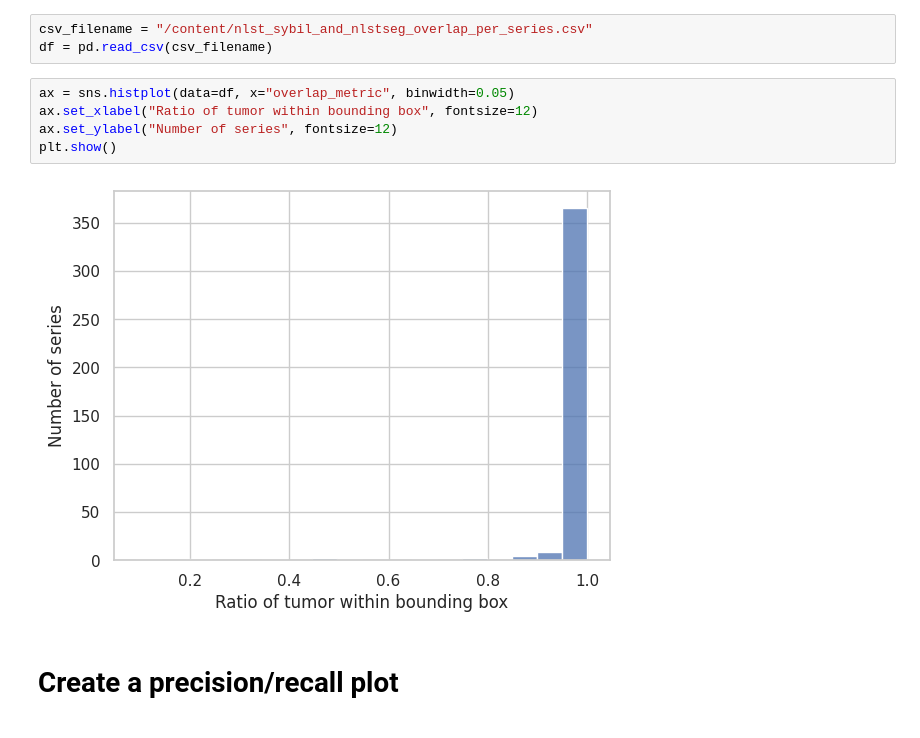
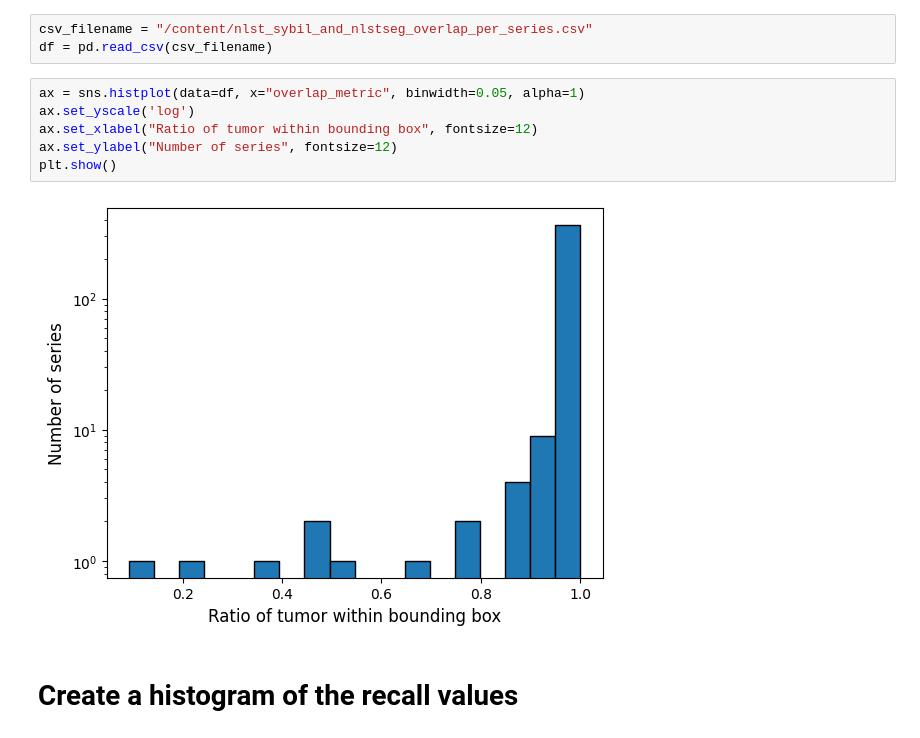
Before and after one commit to ImagingDataCommons/idc-nlst-plus, a Jupyter notebook: TechnicalValidation/consistencyChecks/NLSTSegVsNLSTSybil_viz.ipynb, the cells around one changed output. Cells and saved outputs as stored; diff of their text form.

Commit message:
ENH: updated viz figure for overlap

```diff
--- a/TechnicalValidation/consistencyChecks/NLSTSegVsNLSTSybil_viz.ipynb
+++ b/TechnicalValidation/consistencyChecks/NLSTSegVsNLSTSybil_viz.ipynb
@@ -39,12 +39,13 @@ nlst_sybil_and_nlst 100%[===================>] 302.59K  --.-KB/s    in 0.006s
 csv_filename = "/content/nlst_sybil_and_nlstseg_overlap_per_series.csv"
 df = pd.read_csv(csv_filename)
 # %%
-ax = sns.histplot(data=df, x="overlap_metric", binwidth=0.05)
+ax = sns.histplot(data=df, x="overlap_metric", binwidth=0.05, alpha=1)
+ax.set_yscale('log')
 ax.set_xlabel("Ratio of tumor within bounding box", fontsize=12)
 ax.set_ylabel("Number of series", fontsize=12)
 plt.show()
 # %% [output]
-[figure, old version]
+[figure, new version]
 # %% [markdown]
-# Create a precision/recall plot
+# Create a histogram of the recall values
 # %%
```
Also changed, not shown: parts of 7 cells of this notebook.
